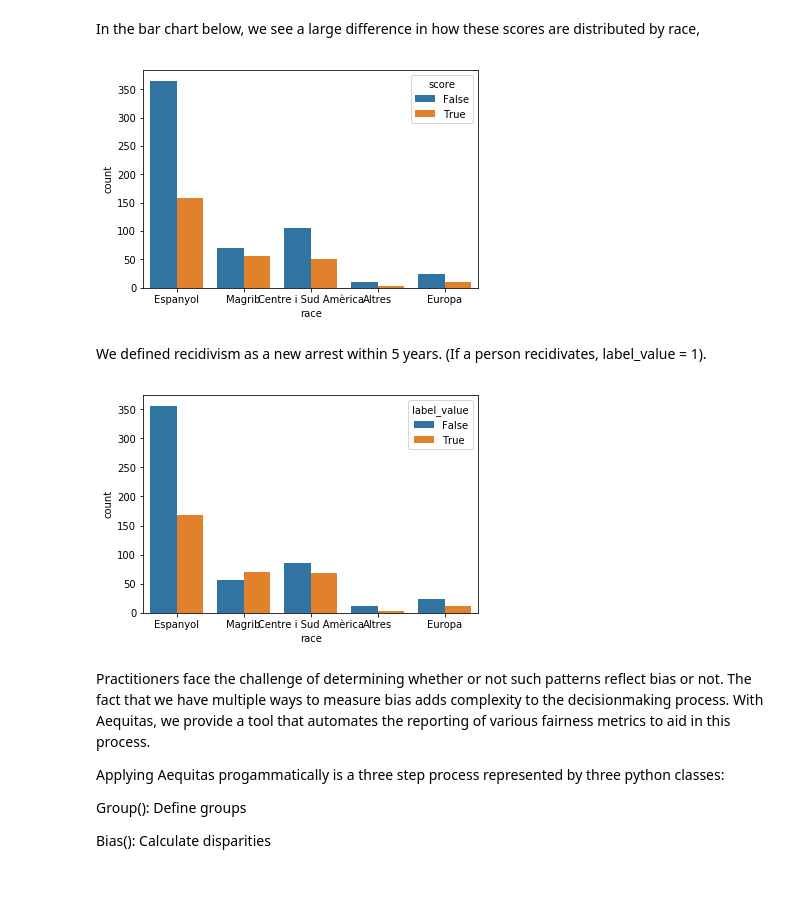
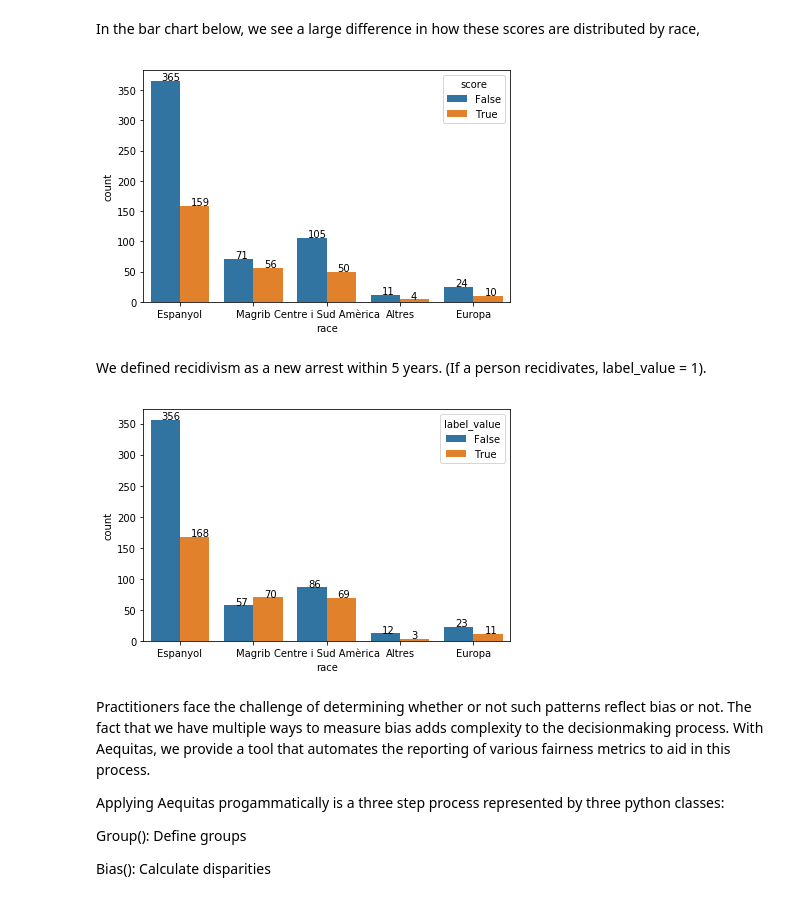
Before and after one commit to nkundiushuti/savry, a Jupyter notebook: savry_aequitas.ipynb, the cells around one changed output. Drawn from its saved outputs; the diff is of its cells as text; code cells hidden in the pictures.

```diff
--- a/savry_aequitas.ipynb
+++ b/savry_aequitas.ipynb
@@ -6,7 +7,8 @@ from aequitas.group import Group
 from aequitas.bias import Bias
 from aequitas.fairness import Fairness
 # %%
-df = pd.read_csv(os.path.join('dat','savry_for_aequitas.csv'))
+df_all = pd.read_csv(os.path.join('dat','savry_for_aequitas.csv'))
+df=df_all[['entity_id', 'score', 'label_value', 'race', 'sex', 'age_cat']]
 df.head()
 # %% [output]
 |  | entity_id | score | label_value | race | sex | age_cat |
@@ -19,14 +21,22 @@ df.head()
 In the bar chart below, we see a large difference in how these scores are distributed by race,
 # %%
 g  =  sns.countplot(x="race", hue="score", data=df)
+for p in g.patches:
+    g.annotate('{:.0f}'.format(p.get_height()), (p.get_x()+0.15, p.get_height()+1))
+plt.tight_layout()
+plt.show()
 # %% [output]
-[figure, old version]
+[figure, new version]
 # %% [markdown]
 We defined recidivism as a new arrest within 5 years. (If a person recidivates, label_value = 1).
 # %%
 g  =  sns.countplot(x="race", hue="label_value", data=df)
+for p in g.patches:
+    g.annotate('{:.0f}'.format(p.get_height()), (p.get_x()+0.15, p.get_height()+1))
+plt.tight_layout()
+plt.show()
 # %% [output]
-[figure, old version]
+[figure, new version]
 # %% [markdown]
 Practitioners face the challenge of determining whether or not such patterns reflect bias or not. The fact that we have multiple ways to measure bias adds complexity to the decisionmaking process. With Aequitas, we provide a tool that automates the reporting of various fairness metrics to aid in this process.
 
```
Also changed, not shown: parts of 1 cell of this notebook, 1 other file.
